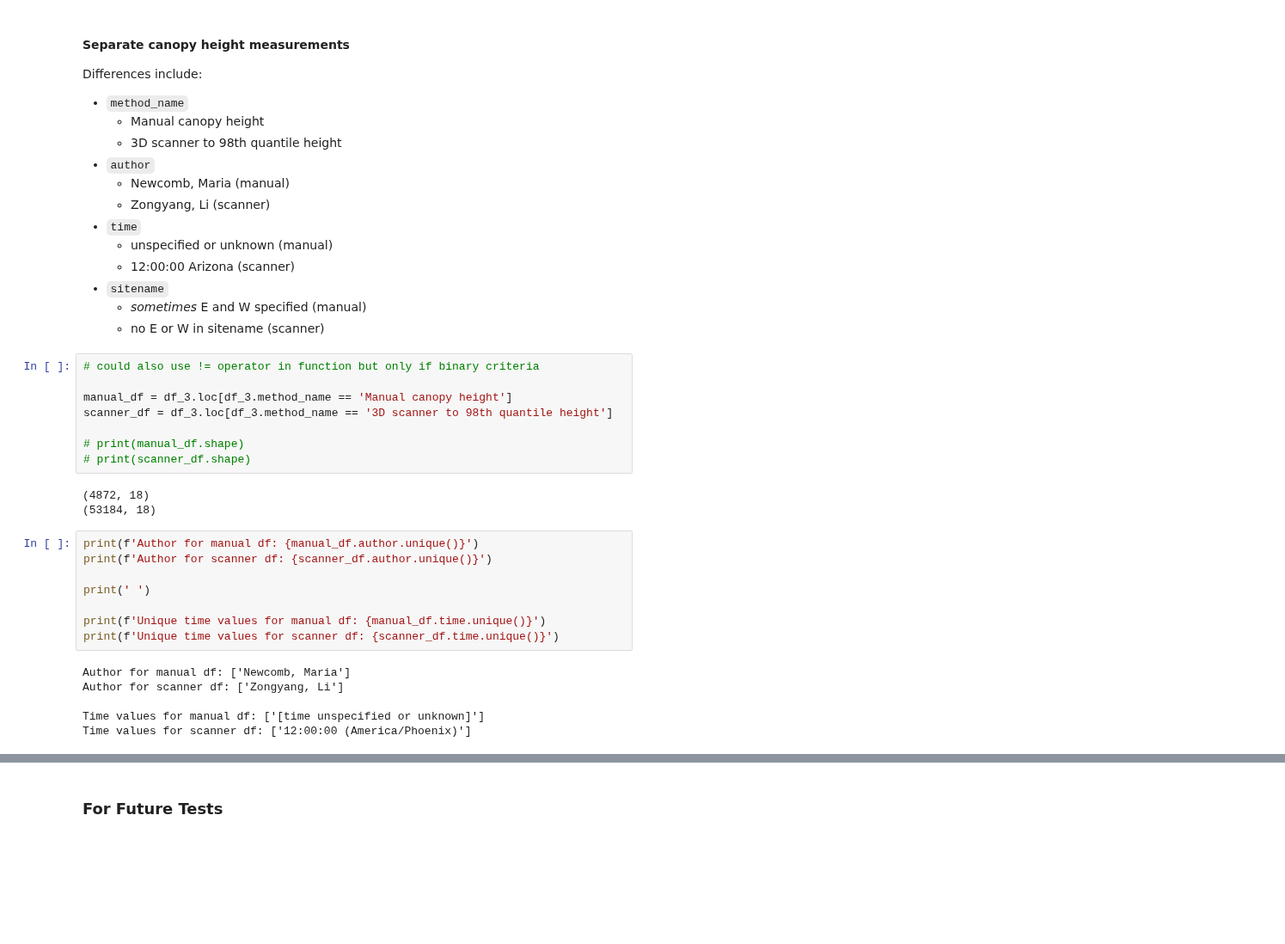
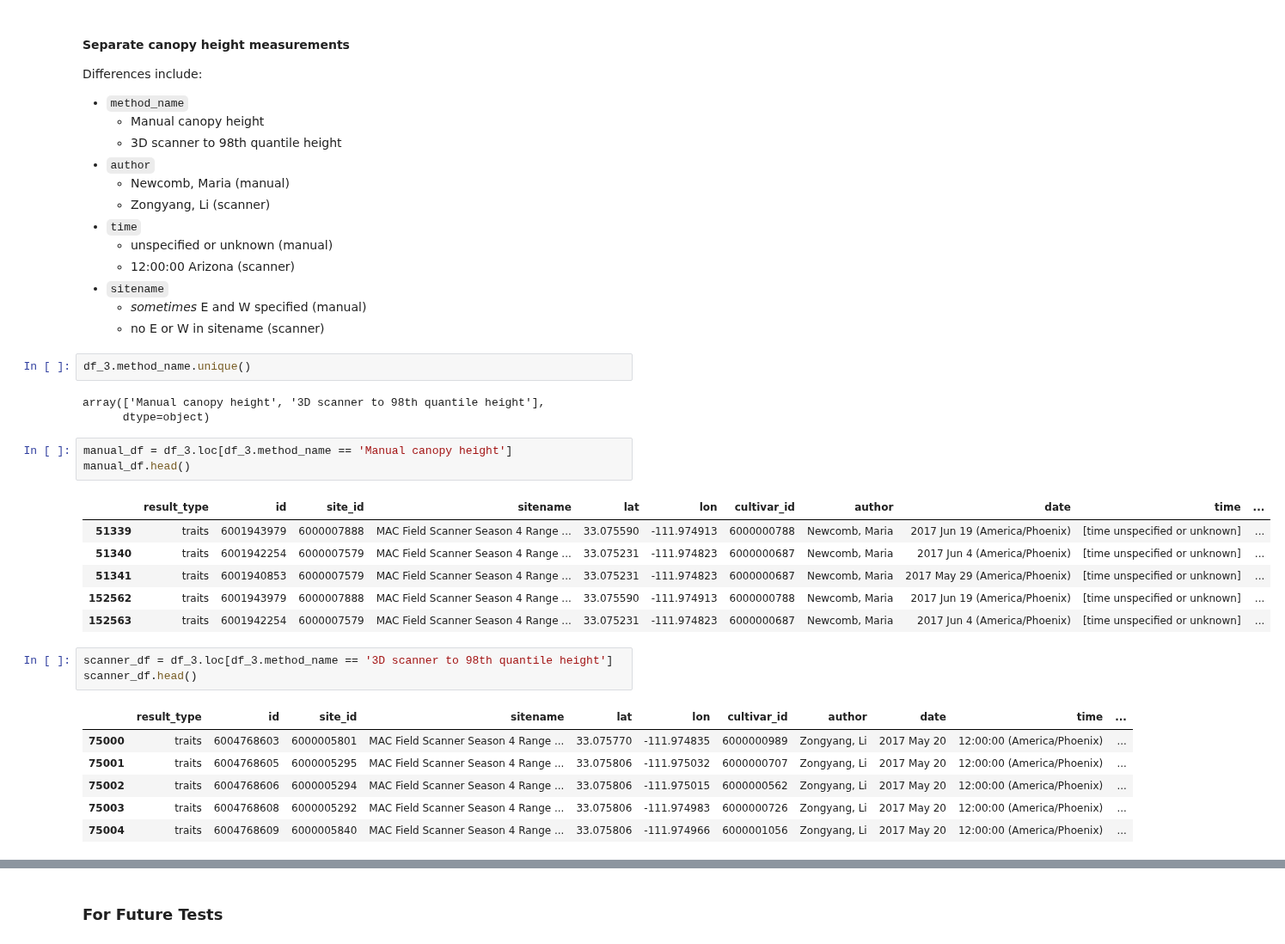
Before and after one commit to genophenoenvo/terraref-datasets, a Jupyter notebook: notebooks/canopy_heights.ipynb, the cells around one changed output, grey strips where cells are left out. Shown at 86% size. Saved outputs shown, nothing was run; the diff lists cells and outputs as text; blank space fills up the shorter version.

Commit message:
separate dataframes for manual and scanner canopy heights changed mean column to canopy_height

```diff
--- a/notebooks/canopy_heights.ipynb
+++ b/notebooks/canopy_heights.ipynb
@@ -97,28 +99,28 @@ Differences include:
 * `sitename`
     * _sometimes_ E and W specified (manual)
     * no E or W in sitename (scanner)
-# %%
-# could also use != operator in function but only if binary criteria
-
-manual_df = df_3.loc[df_3.method_name == 'Manual canopy height']
-scanner_df = df_3.loc[df_3.method_name == '3D scanner to 98th quantile height']
-
-# print(manual_df.shape)
-# print(scanner_df.shape)
-# %% [output]
-(4872, 18)
-(53184, 18)
-# %%
-print(f'Author for manual df: {manual_df.author.unique()}')
-print(f'Author for scanner df: {scanner_df.author.unique()}')
-
-print(' ')
-
-print(f'Unique time values for manual df: {manual_df.time.unique()}')
-print(f'Unique time values for scanner df: {scanner_df.time.unique()}')
-# %% [output]
-Author for manual df: ['Newcomb, Maria']
-Author for scanner df: ['Zongyang, Li']
-
-Time values for manual df: ['[time unspecified or unknown]']
-Time values for scanner df: ['12:00:00 (America/Phoenix)']
+# %%
+df_3.method_name.unique()
+# %% [output]
+array(['Manual canopy height', '3D scanner to 98th quantile height'],
+      dtype=object)
+# %%
+manual_df = df_3.loc[df_3.method_name == 'Manual canopy height']
+manual_df.head()
+# %% [output]
+|  | result_type | id | site_id | sitename | lat | lon | cultivar_id | author | date | time | ... |
+| 51339 | traits | 6001943979 | 6000007888 | MAC Field Scanner Season 4 Range ... | 33.075590 | -111.974913 | 6000000788 | Newcomb, Maria | 2017 Jun 19 (America/Phoenix) | [time unspecified or unknown] | ... |
+| 51340 | traits | 6001942254 | 6000007579 | MAC Field Scanner Season 4 Range ... | 33.075231 | -111.974823 | 6000000687 | Newcomb, Maria | 2017 Jun 4 (America/Phoenix) | [time unspecified or unknown] | ... |
+| 51341 | traits | 6001940853 | 6000007579 | MAC Field Scanner Season 4 Range ... | 33.075231 | -111.974823 | 6000000687 | Newcomb, Maria | 2017 May 29 (America/Phoenix) | [time unspecified or unknown] | ... |
+| 152562 | traits | 6001943979 | 6000007888 | MAC Field Scanner Season 4 Range ... | 33.075590 | -111.974913 | 6000000788 | Newcomb, Maria | 2017 Jun 19 (America/Phoenix) | [time unspecified or unknown] | ... |
+| 152563 | traits | 6001942254 | 6000007579 | MAC Field Scanner Season 4 Range ... | 33.075231 | -111.974823 | 6000000687 | Newcomb, Maria | 2017 Jun 4 (America/Phoenix) | [time unspecified or unknown] | ... |
+# %%
+scanner_df = df_3.loc[df_3.method_name == '3D scanner to 98th quantile height']
+scanner_df.head()
+# %% [output]
+|  | result_type | id | site_id | sitename | lat | lon | cultivar_id | author | date | time | ... |
+| 75000 | traits | 6004768603 | 6000005801 | MAC Field Scanner Season 4 Range ... | 33.075770 | -111.974835 | 6000000989 | Zongyang, Li | 2017 May 20 | 12:00:00 (America/Phoenix) | ... |
+| 75001 | traits | 6004768605 | 6000005295 | MAC Field Scanner Season 4 Range ... | 33.075806 | -111.975032 | 6000000707 | Zongyang, Li | 2017 May 20 | 12:00:00 (America/Phoenix) | ... |
+| 75002 | traits | 6004768606 | 6000005294 | MAC Field Scanner Season 4 Range ... | 33.075806 | -111.975015 | 6000000562 | Zongyang, Li | 2017 May 20 | 12:00:00 (America/Phoenix) | ... |
+| 75003 | traits | 6004768608 | 6000005292 | MAC Field Scanner Season 4 Range ... | 33.075806 | -111.974983 | 6000000726 | Zongyang, Li | 2017 May 20 | 12:00:00 (America/Phoenix) | ... |
+| 75004 | traits | 6004768609 | 6000005840 | MAC Field Scanner Season 4 Range ... | 33.075806 | -111.974966 | 6000001056 | Zongyang, Li | 2017 May 20 | 12:00:00 (America/Phoenix) | ... |
```
Also changed, not shown: parts of 21 cells of this notebook.
